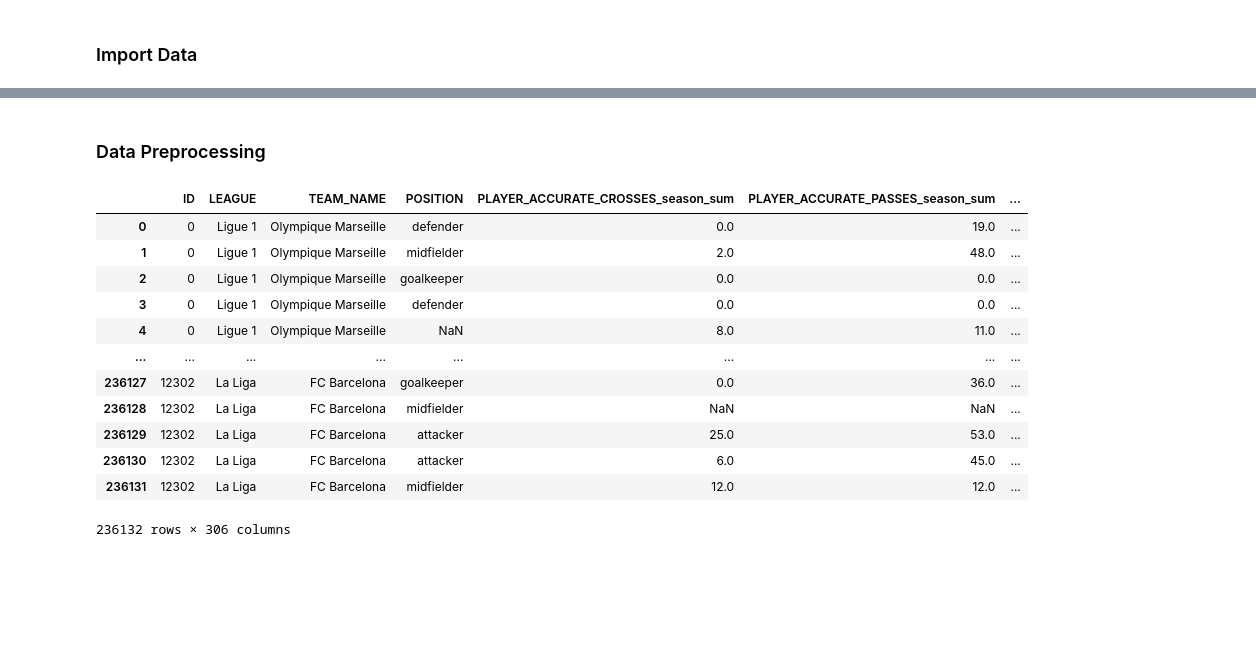
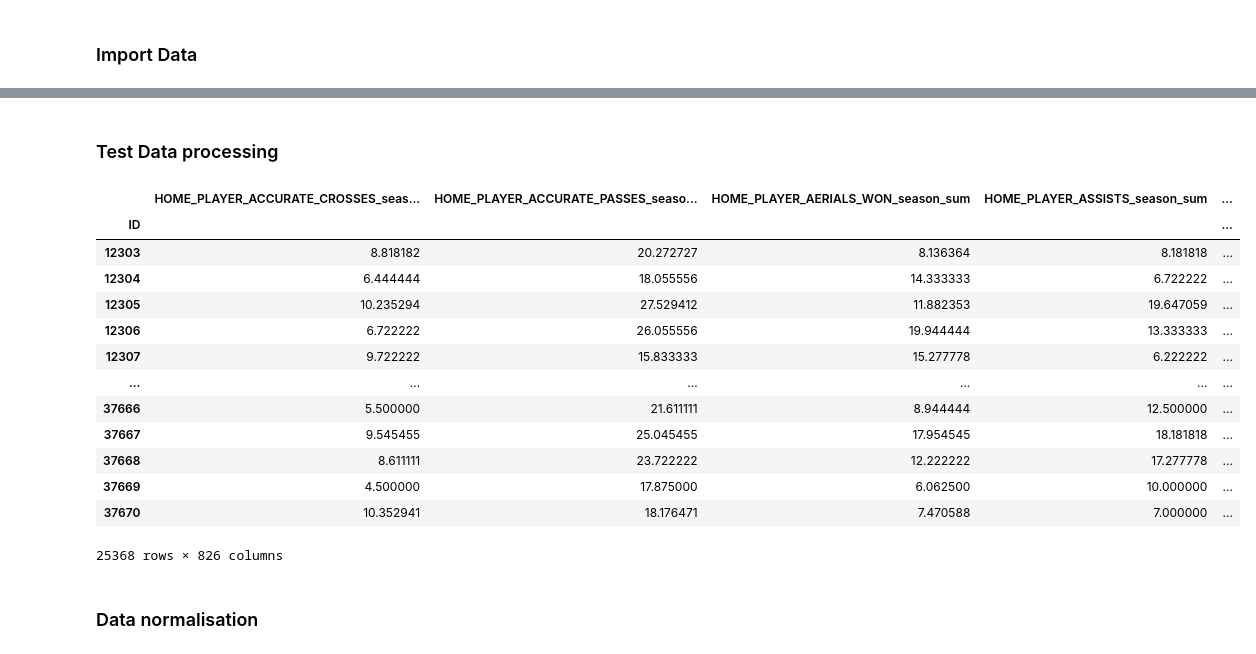
Before and after one commit to martinjolif/Football-matches-outcome-prediction, a Jupyter notebook: main.ipynb, the cells around one changed output, grey strips where cells are left out. Drawn from its saved outputs; the diff is of its cells as text; code cells hidden in the pictures; blank space fills up the shorter version.

```diff
--- a/main.ipynb
+++ b/main.ipynb
@@ -18,0 +96,2 @@ test_home_team_statistics_df = pd.read_csv('Test_Data/test_home_team_statistics_
+# %% [markdown]
+### Test Data processing
@@ -19,2 +109,36 @@ test_home_team_statistics_df = pd.read_csv('Test_Data/test_home_team_statistics_
+# %%
+test_home_player_statistics_df = test_home_player_statistics_df.groupby(["ID"]).mean()
+
+test_away_player_statistics_df = test_away_player_statistics_df.groupby(["ID"]).mean()
+# %%
+test_home_player_statistics_df.columns = "HOME_" + test_home_player_statistics_df.columns
+
+test_away_player_statistics_df.columns = "AWAY_" + test_away_player_statistics_df.columns
+# %%
+#Attention inner
+X_test_home = test_home_player_statistics_df.join(test_home_team_statistics_df, on=['ID'], how='inner')
+
+X_test_away = test_away_player_statistics_df.join(test_away_team_statistics_df, on=['ID'], how='inner')
+# %%
+X_test =  pd.concat([X_test_home,X_test_away],join='inner',axis=1)
+
+X_test = X_test.replace({np.inf:np.nan,-np.inf:np.nan})
+# %%
+X_test
+# %% [output]
+|  | HOME_PLAYER_ACCURATE_CROSSES_seas... | HOME_PLAYER_ACCURATE_PASSES_seaso... | HOME_PLAYER_AERIALS_WON_season_sum | HOME_PLAYER_ASSISTS_season_sum | ... |
+| ID |  |  |  |  | ... |
+| 12303 | 8.818182 | 20.272727 | 8.136364 | 8.181818 | ... |
+| 12304 | 6.444444 | 18.055556 | 14.333333 | 6.722222 | ... |
+| 12305 | 10.235294 | 27.529412 | 11.882353 | 19.647059 | ... |
+| 12306 | 6.722222 | 26.055556 | 19.944444 | 13.333333 | ... |
+| 12307 | 9.722222 | 15.833333 | 15.277778 | 6.222222 | ... |
+| ... | ... | ... | ... | ... | ... |
+| 37666 | 5.500000 | 21.611111 | 8.944444 | 12.500000 | ... |
+| 37667 | 9.545455 | 25.045455 | 17.954545 | 18.181818 | ... |
+| 37668 | 8.611111 | 23.722222 | 12.222222 | 17.277778 | ... |
+| 37669 | 4.500000 | 17.875000 | 6.062500 | 10.000000 | ... |
+| 37670 | 10.352941 | 18.176471 | 7.470588 | 7.000000 | ... |
+25368 rows × 826 columns
 # %% [markdown]
-### Data Preprocessing
+### Data normalisation
@@ -25,16 +144,0 @@ train_home_player_statistics_df = train_home_player_statistics_df.drop(labels=['
-# %%
-train_away_player_statistics_df
-# %% [output]
-|  | ID | LEAGUE | TEAM_NAME | POSITION | PLAYER_ACCURATE_CROSSES_season_sum | PLAYER_ACCURATE_PASSES_season_sum | ... |
-| 0 | 0 | Ligue 1 | Olympique Marseille | defender | 0.0 | 19.0 | ... |
-| 1 | 0 | Ligue 1 | Olympique Marseille | midfielder | 2.0 | 48.0 | ... |
-| 2 | 0 | Ligue 1 | Olympique Marseille | goalkeeper | 0.0 | 0.0 | ... |
-| 3 | 0 | Ligue 1 | Olympique Marseille | defender | 0.0 | 0.0 | ... |
-| 4 | 0 | Ligue 1 | Olympique Marseille | NaN | 8.0 | 11.0 | ... |
-| ... | ... | ... | ... | ... | ... | ... | ... |
-| 236127 | 12302 | La Liga | FC Barcelona | goalkeeper | 0.0 | 36.0 | ... |
-| 236128 | 12302 | La Liga | FC Barcelona | midfielder | NaN | NaN | ... |
-| 236129 | 12302 | La Liga | FC Barcelona | attacker | 25.0 | 53.0 | ... |
-| 236130 | 12302 | La Liga | FC Barcelona | attacker | 6.0 | 45.0 | ... |
-| 236131 | 12302 | La Liga | FC Barcelona | midfielder | 12.0 | 12.0 | ... |
-236132 rows × 306 columns
```
Also changed, not shown: parts of 39 cells of this notebook.
